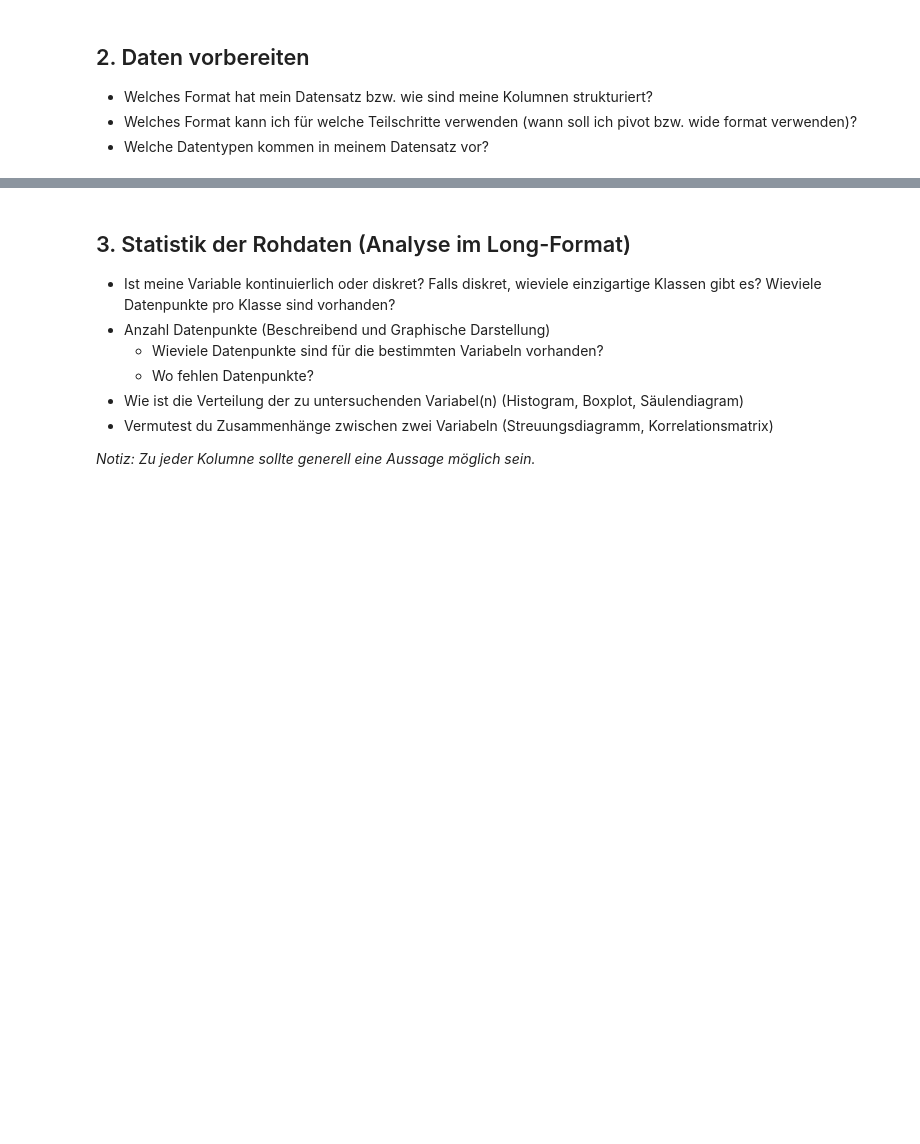
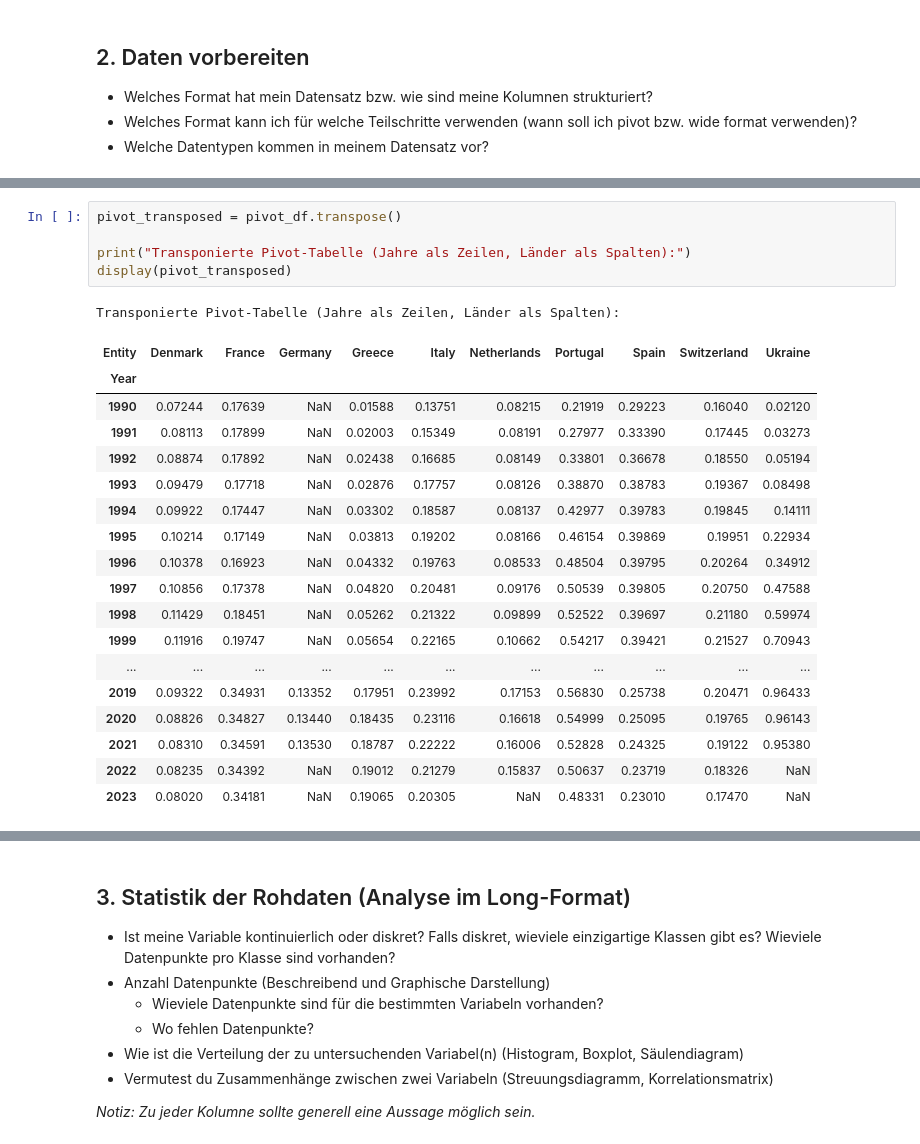
Before and after one commit to Elischwan/Leistungsnachweis-1, a Jupyter notebook: Grundgerüst_Leistungsnachweis.ipynb, the cells around one changed output, grey strips where cells are left out. Saved outputs shown, nothing was run; the diff lists cells and outputs as text; blank space fills up the shorter version.

```diff
--- a/Grundgerüst_Leistungsnachweis.ipynb
+++ b/Grundgerüst_Leistungsnachweis.ipynb
@@ -159,0 +155,25 @@ Pivot-Tabelle ausgewählter Länder:
+# %%
+pivot_transposed = pivot_df.transpose()
+
+print("Transponierte Pivot-Tabelle (Jahre als Zeilen, Länder als Spalten):")
+display(pivot_transposed)
+# %% [output]
+Transponierte Pivot-Tabelle (Jahre als Zeilen, Länder als Spalten):
+| Entity | Denmark | France | Germany | Greece | Italy | Netherlands | Portugal | Spain | Switzerland | Ukraine |
+| Year |  |  |  |  |  |  |  |  |  |  |
+| 1990 | 0.07244 | 0.17639 | NaN | 0.01588 | 0.13751 | 0.08215 | 0.21919 | 0.29223 | 0.16040 | 0.02120 |
+| 1991 | 0.08113 | 0.17899 | NaN | 0.02003 | 0.15349 | 0.08191 | 0.27977 | 0.33390 | 0.17445 | 0.03273 |
+| 1992 | 0.08874 | 0.17892 | NaN | 0.02438 | 0.16685 | 0.08149 | 0.33801 | 0.36678 | 0.18550 | 0.05194 |
+| 1993 | 0.09479 | 0.17718 | NaN | 0.02876 | 0.17757 | 0.08126 | 0.38870 | 0.38783 | 0.19367 | 0.08498 |
+| 1994 | 0.09922 | 0.17447 | NaN | 0.03302 | 0.18587 | 0.08137 | 0.42977 | 0.39783 | 0.19845 | 0.14111 |
+| 1995 | 0.10214 | 0.17149 | NaN | 0.03813 | 0.19202 | 0.08166 | 0.46154 | 0.39869 | 0.19951 | 0.22934 |
+| 1996 | 0.10378 | 0.16923 | NaN | 0.04332 | 0.19763 | 0.08533 | 0.48504 | 0.39795 | 0.20264 | 0.34912 |
+| 1997 | 0.10856 | 0.17378 | NaN | 0.04820 | 0.20481 | 0.09176 | 0.50539 | 0.39805 | 0.20750 | 0.47588 |
+| 1998 | 0.11429 | 0.18451 | NaN | 0.05262 | 0.21322 | 0.09899 | 0.52522 | 0.39697 | 0.21180 | 0.59974 |
+| 1999 | 0.11916 | 0.19747 | NaN | 0.05654 | 0.22165 | 0.10662 | 0.54217 | 0.39421 | 0.21527 | 0.70943 |
+| ... | ... | ... | ... | ... | ... | ... | ... | ... | ... | ... |
+| 2019 | 0.09322 | 0.34931 | 0.13352 | 0.17951 | 0.23992 | 0.17153 | 0.56830 | 0.25738 | 0.20471 | 0.96433 |
+| 2020 | 0.08826 | 0.34827 | 0.13440 | 0.18435 | 0.23116 | 0.16618 | 0.54999 | 0.25095 | 0.19765 | 0.96143 |
+| 2021 | 0.08310 | 0.34591 | 0.13530 | 0.18787 | 0.22222 | 0.16006 | 0.52828 | 0.24325 | 0.19122 | 0.95380 |
+| 2022 | 0.08235 | 0.34392 | NaN | 0.19012 | 0.21279 | 0.15837 | 0.50637 | 0.23719 | 0.18326 | NaN |
+| 2023 | 0.08020 | 0.34181 | NaN | 0.19065 | 0.20305 | NaN | 0.48331 | 0.23010 | 0.17470 | NaN |
```
Also changed, not shown: parts of 6 cells of this notebook.
